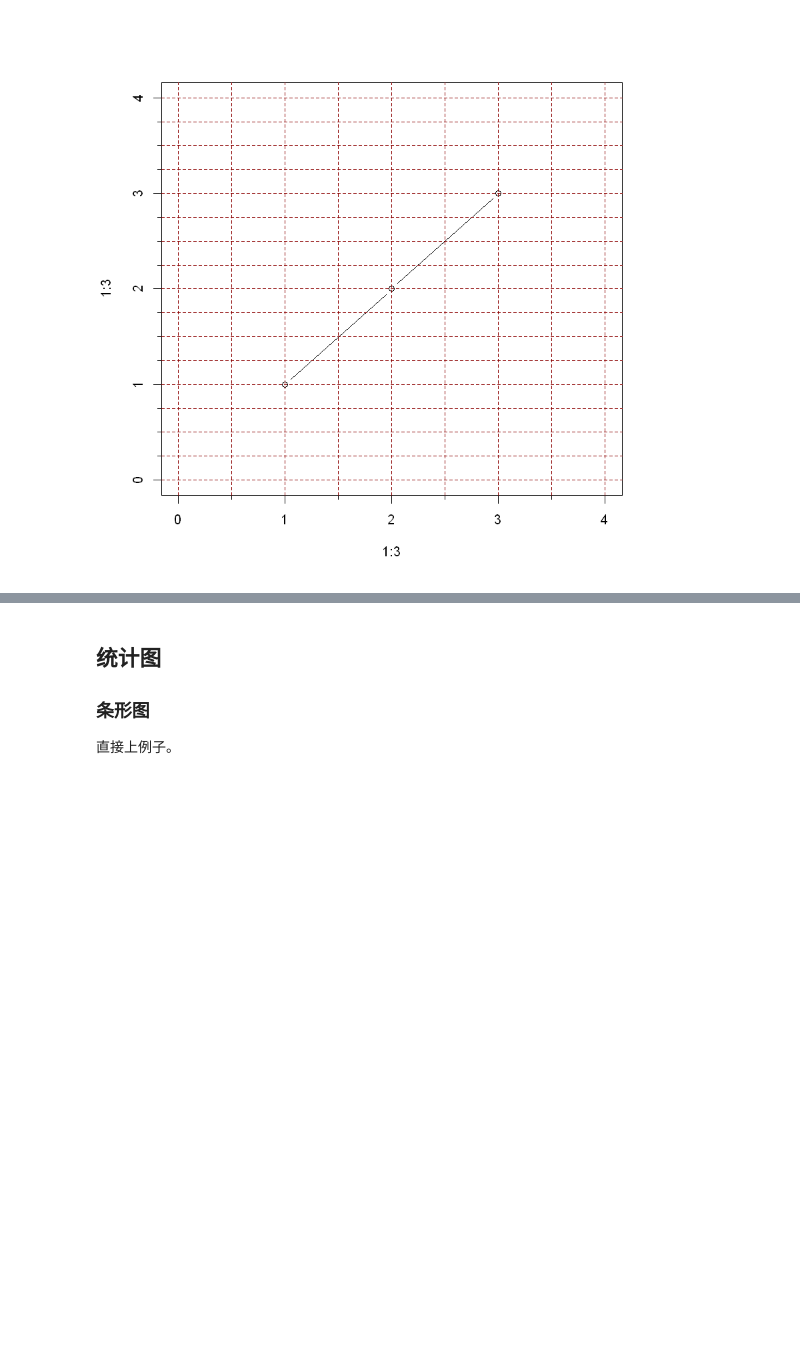
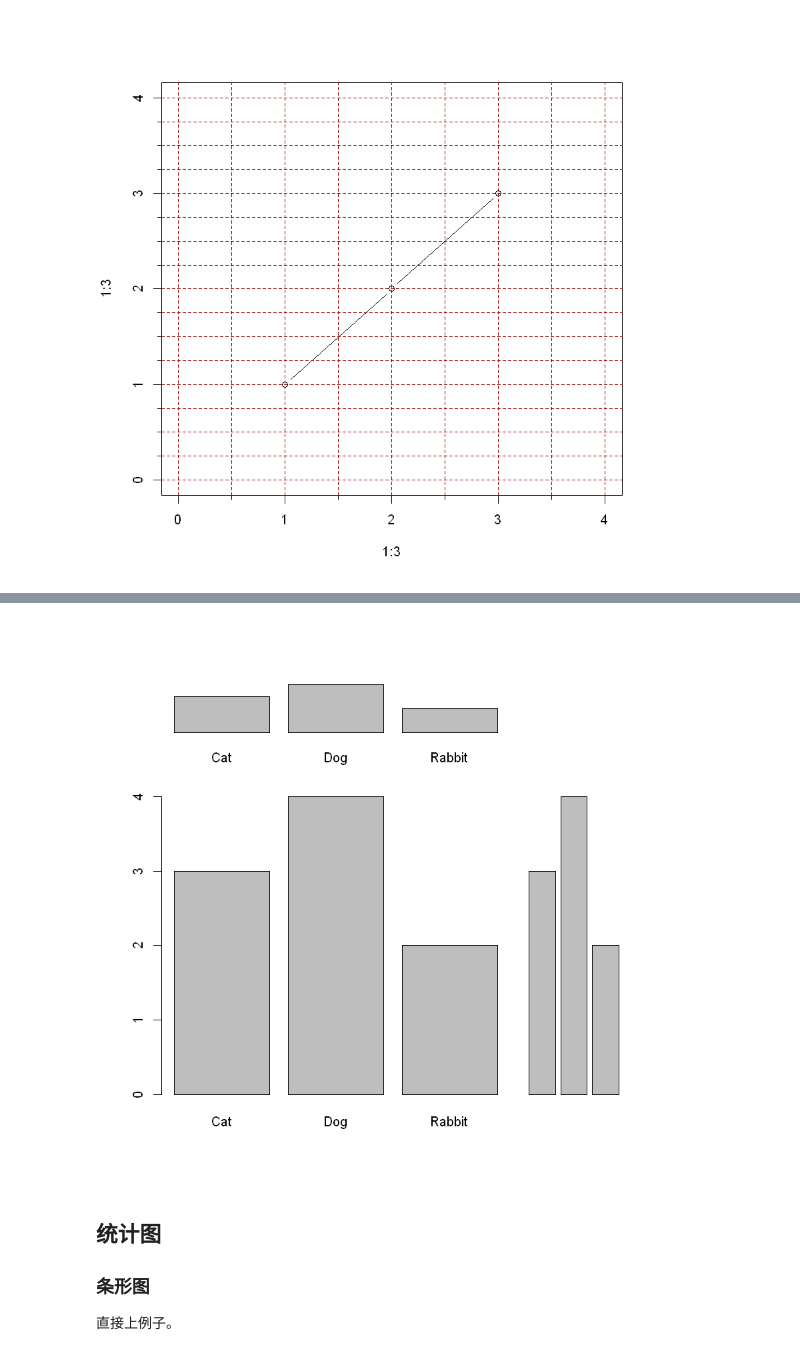
Before and after one commit to wklchris/wklchris.github.io, a Jupyter notebook: ipynb/R-plotting-basic.ipynb, the cells around one changed output, grey strips where cells are left out. Drawn from its saved outputs; the diff is of its cells as text; code cells hidden in the pictures; blank space fills up the shorter version.

```diff
--- a/ipynb/R-plotting-basic.ipynb
+++ b/ipynb/R-plotting-basic.ipynb
@@ -241,3 +330,17 @@ abline(v=seq(0, 4, 0.5), h=seq(0, 4, 0.25), lty=2, col="darkred")
+# %%
+opar <- par(no.readonly=TRUE)
+
+par(fig=c(0, 0.8, 0, 0.8))  # 主图：横向范围与纵向范围（左下为原点）
+barplot(dt)
+
+
+par(fig=c(0, 0.8, 0.65, 1), new=TRUE)  # 上方的图。注意 new 参数
+barplot(dt, axes=F)
+
+par(fig=c(0.65, 1, 0, 0.8), new=TRUE)  # 右侧的图
+barplot(dt, axes=F, names.arg="")
+# %% [output]
+[figure, added]
 # %% [markdown]
 ## 统计图
 
```
Also changed, not shown: parts of 6 cells of this notebook, 7 other files.
